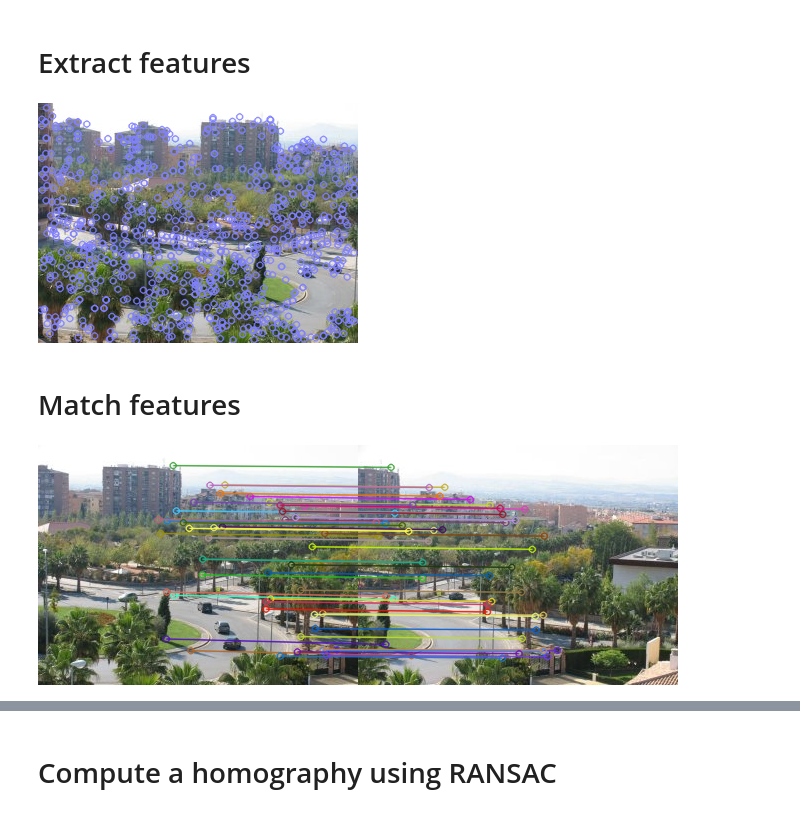
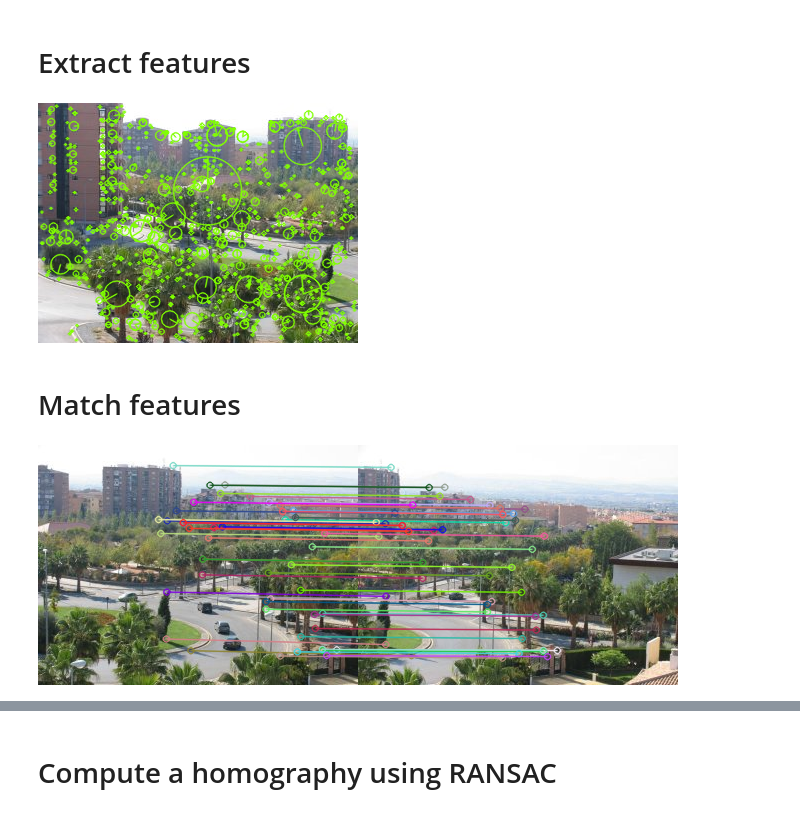
Before and after one commit to RoseSarlake/Computer-Vision, a Jupyter notebook: final.ipynb, the cells around one changed output, grey strips where cells are left out. Drawn from its saved outputs; the diff is of its cells as text; code cells hidden in the pictures.

```diff
--- a/final.ipynb
+++ b/final.ipynb
@@ -105,6 +109,6 @@ path = glob.glob("/content/drive/MyDrive/Colab Notebooks/image/*.jpg")
 images = [cv2.imread(file) for file in path]
 len(images)
 # create a grayscale version to detect more accurate
-workingset = images.copy()
-for i in range(len(workingset)):
-  workingset[i] = cv2.cvtColor(workingset[i], cv2.COLOR_BGR2GRAY)
+grayimg = images.copy()
+for i in range(len(grayimg)):
+  grayimg[i] = cv2.cvtColor(grayimg[i], cv2.COLOR_BGR2GRAY)
@@ -130,11 +138,11 @@ def MyFeature(inputlist):
   return kp,des
 # %%
 # detect and compute the feature of all the image set
-mypoints, mydes = MyFeature(workingset)
+mypoints, mydes = MyFeature(grayimg)
 # draw the keypoints
-cv2_imshow(cv2.drawKeypoints(images[1],mypoints[1],None,(300,128,128)))
+cv2_imshow(cv2.drawKeypoints(images[0],mypoints[0],None,(0,255,128),flags=cv2.DRAW_MATCHES_FLAGS_DRAW_RICH_KEYPOINTS))
 # %% [output]
-[figure, old version]
+[figure, new version]
 # %% [markdown]
 # Match features
 # %%
@@ -157,4 +167,4 @@ mymatches = MyMatching(mydes)
 matching = cv2.drawMatches(images[4],mypoints[4],images[5],mypoints[5],mymatches[4][:50],None,flags=cv2.DrawMatchesFlags_NOT_DRAW_SINGLE_POINTS)
 cv2_imshow(matching)
 # %% [output]
-[figure, old version]
+[figure, new version]
```
Also changed, not shown: parts of 32 cells of this notebook.
